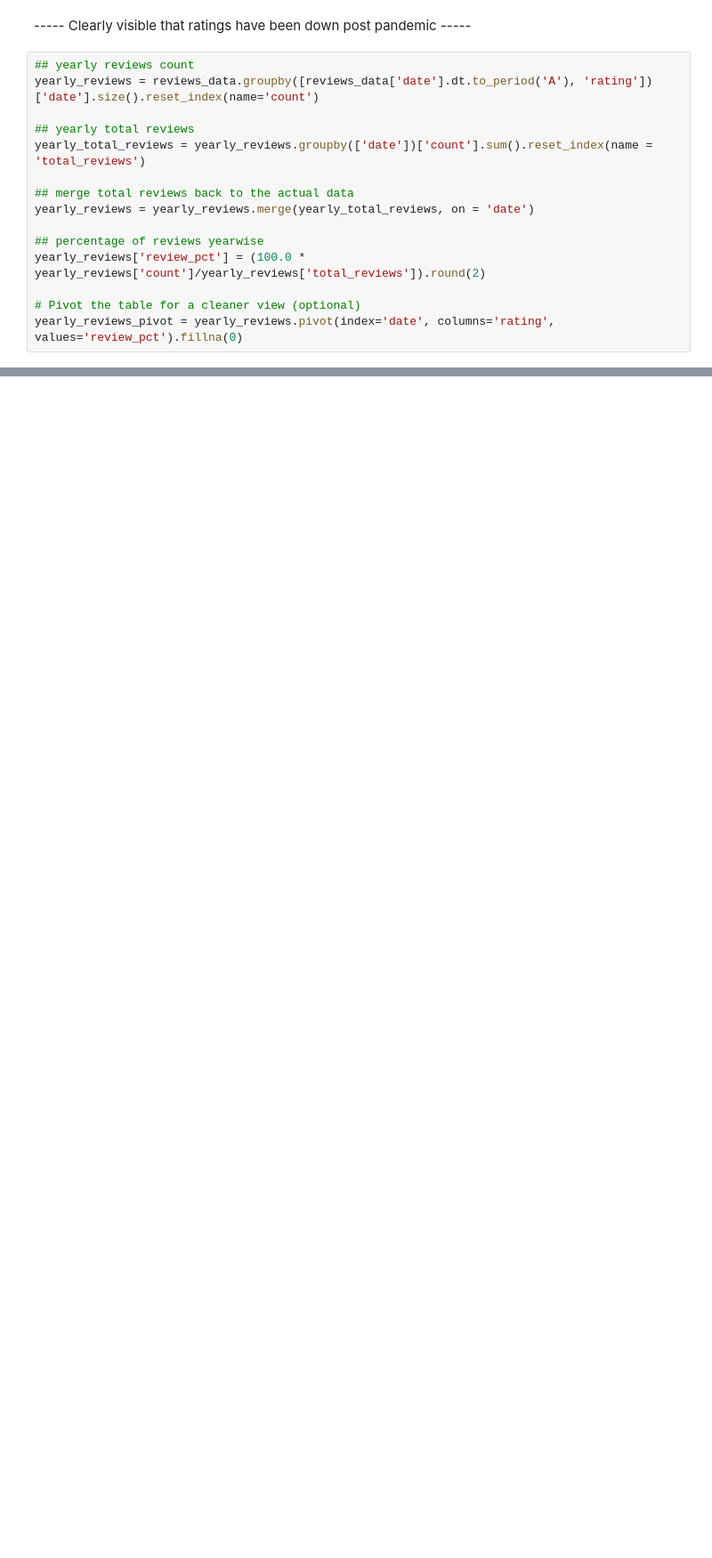
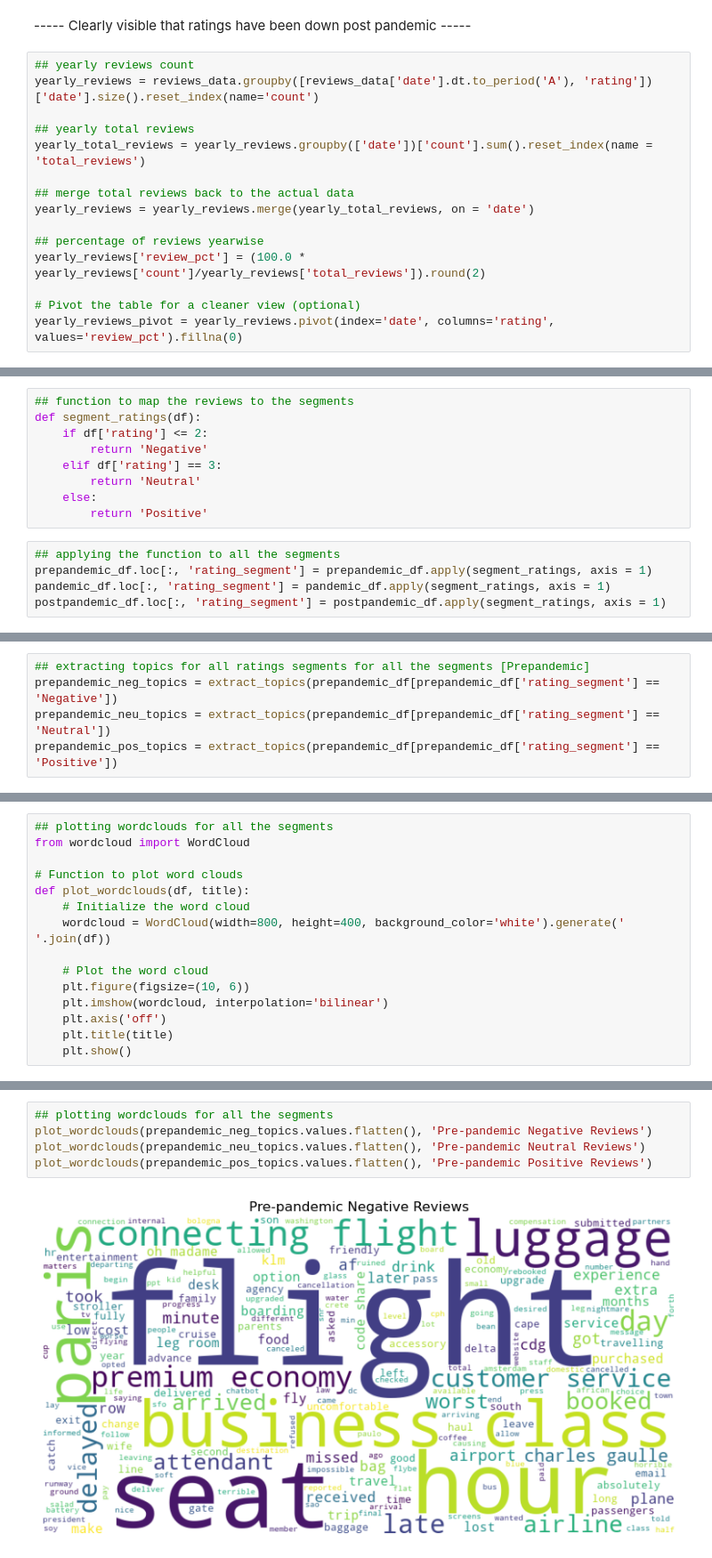
Before and after one commit to SaibalPatraDS/Airlines-Reviews-Analysis, a Jupyter notebook: air_france_reviews.ipynb, the cells around one changed output, grey strips where cells are left out. Shown at 89% size. Cells and saved outputs as stored; diff of their text form; blank space fills up the shorter version.

```diff
--- a/air_france_reviews.ipynb
+++ b/air_france_reviews.ipynb
@@ -129,0 +231,14 @@ prepandemic_df.date.max(), prepandemic_df.date.min()
+# %%
+## function to map the reviews to the segments
+def segment_ratings(df):
+    if df['rating'] <= 2:
+        return 'Negative'
+    elif df['rating'] == 3:
+        return 'Neutral'
+    else:
+        return 'Positive'
+# %%
+## applying the function to all the segments
+prepandemic_df.loc[:, 'rating_segment'] = prepandemic_df.apply(segment_ratings, axis = 1)
+pandemic_df.loc[:, 'rating_segment'] = pandemic_df.apply(segment_ratings, axis = 1)
+postpandemic_df.loc[:, 'rating_segment'] = postpandemic_df.apply(segment_ratings, axis = 1)
@@ -129,0 +299,5 @@ prepandemic_df.date.max(), prepandemic_df.date.min()
+# %%
+## extracting topics for all ratings segments for all the segments [Prepandemic]
+prepandemic_neg_topics = extract_topics(prepandemic_df[prepandemic_df['rating_segment'] == 'Negative'])
+prepandemic_neu_topics = extract_topics(prepandemic_df[prepandemic_df['rating_segment'] == 'Neutral'])
+prepandemic_pos_topics = extract_topics(prepandemic_df[prepandemic_df['rating_segment'] == 'Positive'])
@@ -129,0 +323,15 @@ prepandemic_df.date.max(), prepandemic_df.date.min()
+# %%
+## plotting wordclouds for all the segments
+from wordcloud import WordCloud
+
+# Function to plot word clouds
+def plot_wordclouds(df, title):
+    # Initialize the word cloud
+    wordcloud = WordCloud(width=800, height=400, background_color='white').generate(' '.join(df))
+
+    # Plot the word cloud
+    plt.figure(figsize=(10, 6))
+    plt.imshow(wordcloud, interpolation='bilinear')
+    plt.axis('off')
+    plt.title(title)
+    plt.show()
@@ -129,0 +340,7 @@ prepandemic_df.date.max(), prepandemic_df.date.min()
+# %%
+## plotting wordclouds for all the segments
+plot_wordclouds(prepandemic_neg_topics.values.flatten(), 'Pre-pandemic Negative Reviews')
+plot_wordclouds(prepandemic_neu_topics.values.flatten(), 'Pre-pandemic Neutral Reviews')
+plot_wordclouds(prepandemic_pos_topics.values.flatten(), 'Pre-pandemic Positive Reviews')
+# %% [output]
+[figure, added]
```
Also changed, not shown: parts of 32 cells of this notebook, 1 other file.
